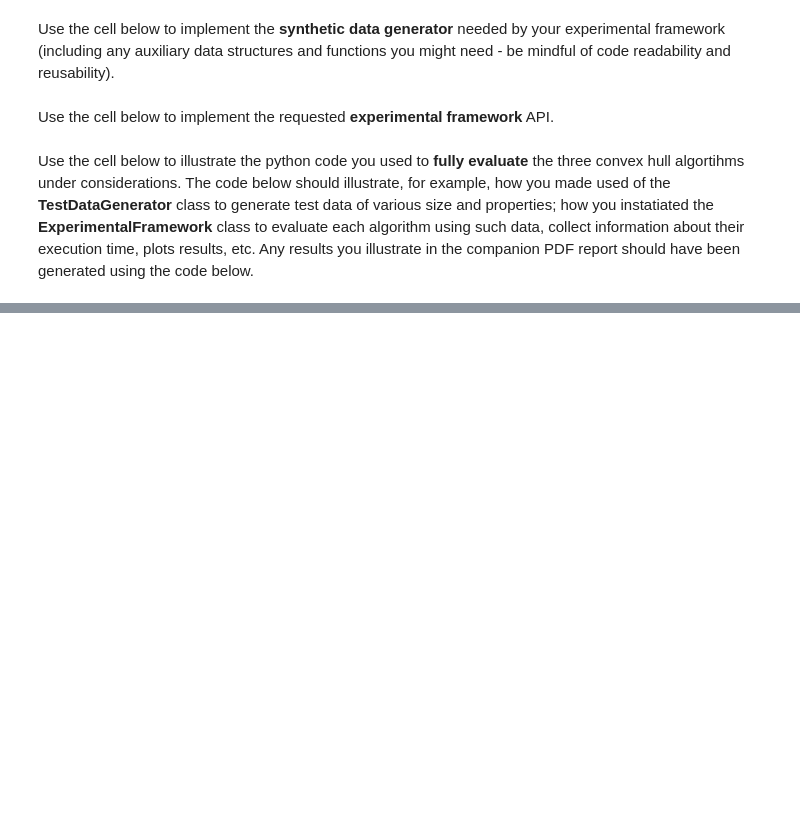
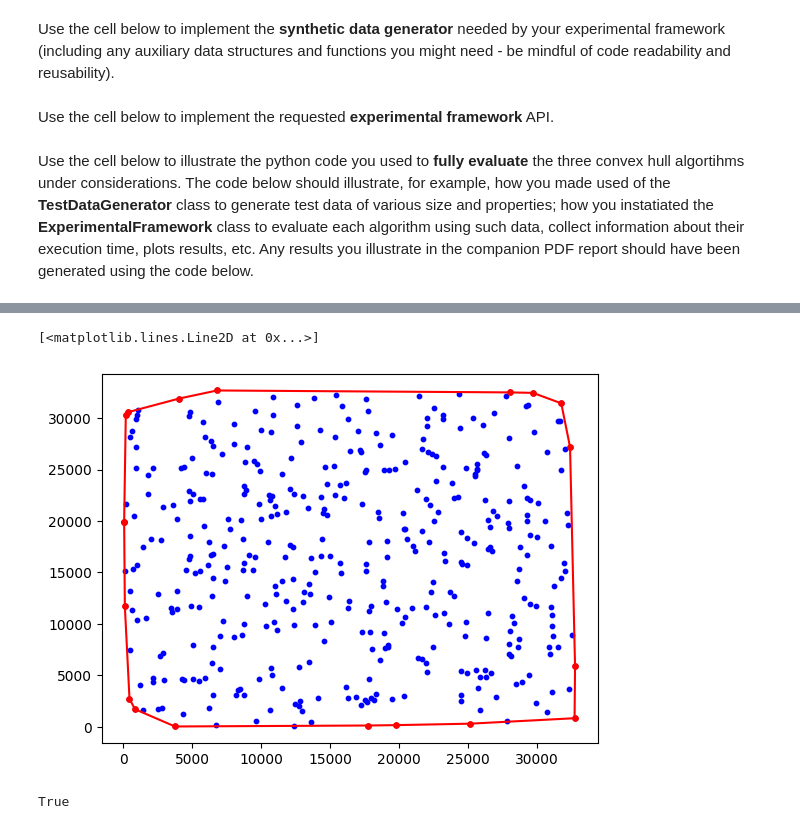
Before and after one commit to Declan-Loo/COMP0005-Grp30, a Jupyter notebook: grp-030-0005code.ipynb, the cells around one changed output, grey strips where cells are left out. Drawn from its saved outputs; the diff is of its cells as text; code cells hidden in the pictures; blank space fills up the shorter version.

```diff
--- a/grp-030-0005code.ipynb
+++ b/grp-030-0005code.ipynb
@@ -216,0 +257,14 @@ print(points)
+# %%
+chan_points = chen(points)
+chan_x= [i[0] for i in chan_points]
+chan_y = [i[1] for i in chan_points]
+plt.scatter(x,y, color = 'blue', s = 10)
+plt.scatter(chan_x, chan_y, color = 'red', s = 15)
+plt.plot(chan_x, chan_y, color = 'red')
+# %% [output]
+[<matplotlib.lines.Line2D at 0x...>]
+[figure, added]
+# %%
+print(len(jarvis_march_points) == len(graham_points) == len(chan_points))
+# %% [output]
+True
```
Also changed, not shown: parts of 4 cells of this notebook.
